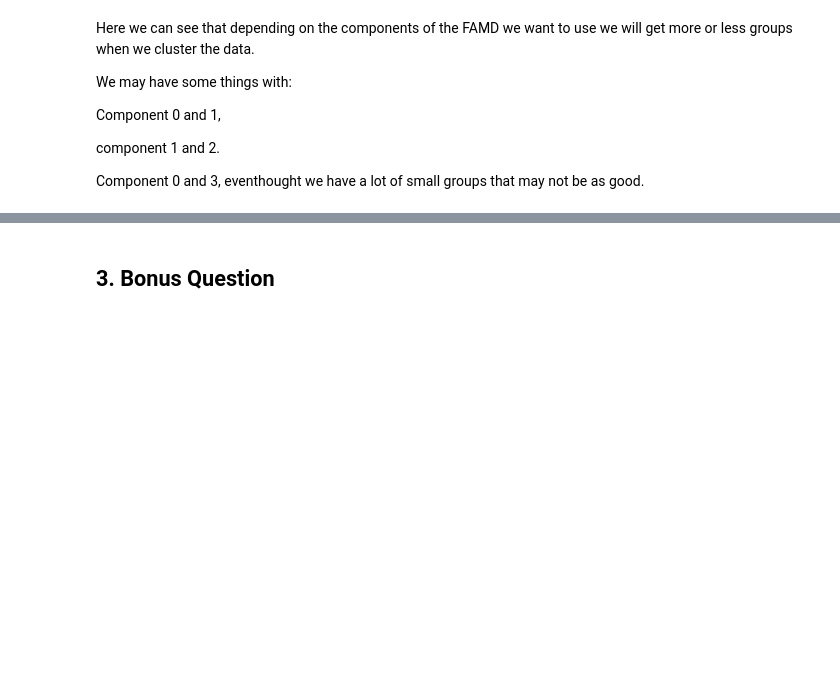
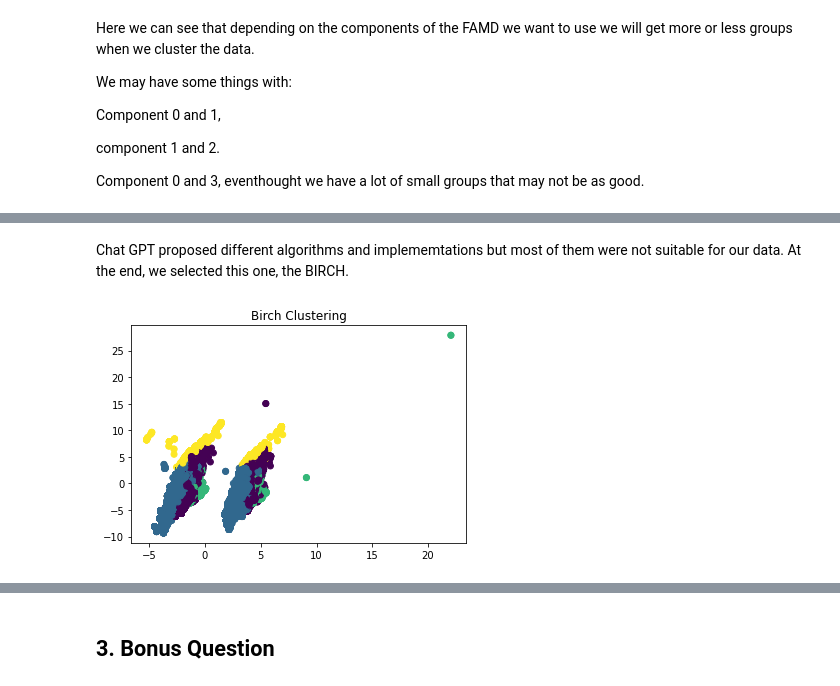
Before and after one commit to Marioiacobelli/ADM-HW4, a Jupyter notebook: main.ipynb, the cells around one changed output, grey strips where cells are left out. Drawn from its saved outputs; the diff is of its cells as text; code cells hidden in the pictures; blank space fills up the shorter version.

```diff
--- a/main.ipynb
+++ b/main.ipynb
@@ -821,0 +977,16 @@ Component 0 and 3, eventhought we have a lot of small groups that may not be as
+# %% [markdown]
+Chat GPT proposed different algorithms and implememtations but most of them were not suitable for our data. At the end, we selected this one, the BIRCH.
+# %%
+from sklearn.cluster import Birch
+from sklearn.datasets import make_blobs
+import matplotlib.pyplot as plt
+
+birch = Birch(n_clusters=4)
+
+labels = birch.fit_predict(X)
+
+plt.scatter(X[:, 0], X[:, 1], c=labels, cmap='viridis')
+plt.title('Birch Clustering')
+plt.show()
+# %% [output]
+[figure, added]
```
Also changed, not shown: parts of 50 cells of this notebook.
